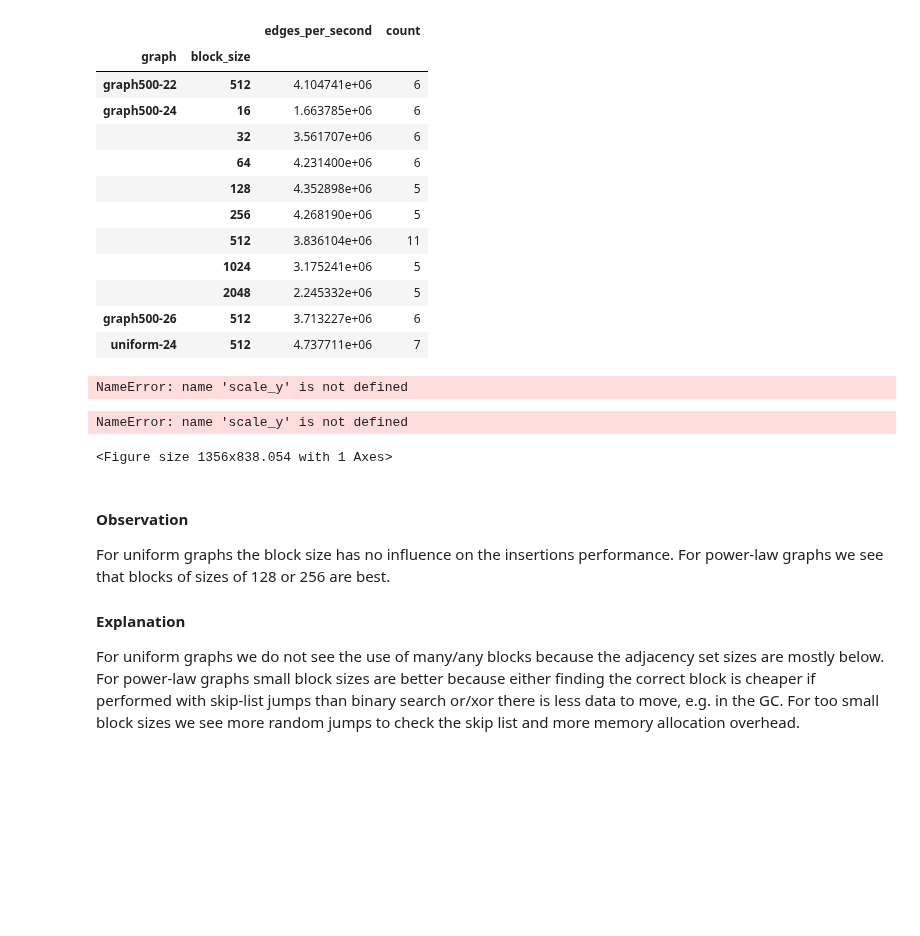
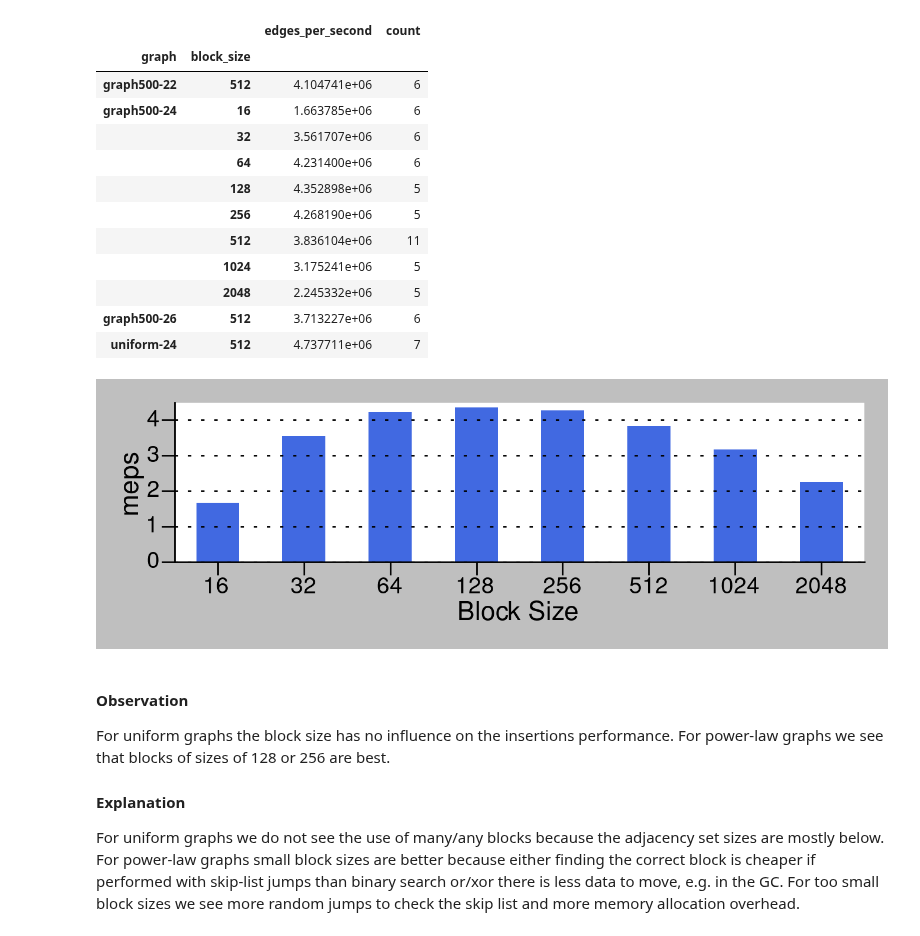
Before and after one commit to PerFuchs/gfe_notebooks, a Jupyter notebook: block_size_analysis.ipynb, the cells around one changed output. Saved outputs shown, nothing was run; the diff lists cells and outputs as text; code cells hidden in the pictures; blank space fills up the shorter version.

Commit message:
Changes size of figure 7

```diff
--- a/block_size_analysis.ipynb
+++ b/block_size_analysis.ipynb
@@ -126,33 +126,32 @@ data_grouped
 # %%
 ## FIGURE 6b
 
 visualize = data_grouped.loc["graph500-24"].copy()
 visualize = visualize.drop("count", axis=1)
 
-plotting.latexify()
+plotting.latexify(fig_height=plotting.cm2inch(3))
 
 p = visualize.plot.bar(color='royalblue', linewidth=0)
 
 plt.xlabel("Block Size")
-plt.ylabel("Edges per second (millions)")
+plt.ylabel("meps")
 
 plt.xticks(rotation=0)
 
 p.get_legend().remove()
 
-p.yaxis.set_major_locator(ticker.MultipleLocator(1e6))
+scale_y = 1e6
+p.yaxis.set_major_locator(ticker.MultipleLocator(scale_y))
 p.yaxis.set_major_formatter(ticker.FuncFormatter(lambda x, pos: round(x / scale_y)))
 #p.yaxis.set_minor_locator(ticker.MultipleLocator(5e5))
 #p.yaxis.grid(b=True, which='minor')
 
 plotting.format_axes(p)
 
 plt.tight_layout()
 plt.savefig(plotting.base_path + "block-sizes-insertions-new.png", dpi=400)
 # %% [output]
-NameError: name 'scale_y' is not defined
-NameError: name 'scale_y' is not defined
-<Figure size 1356x838.054 with 1 Axes>
+[figure, added]
 # %% [markdown]
 #### Observation
 
```
